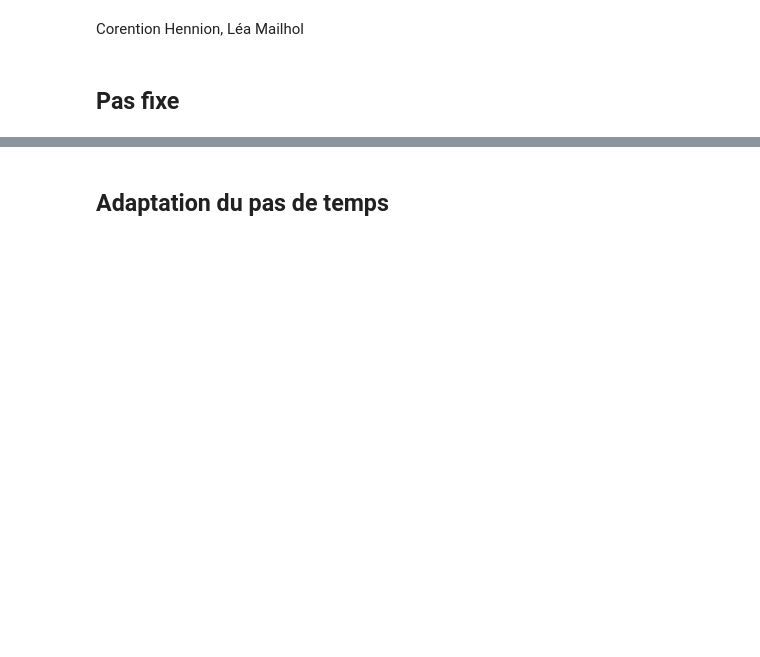
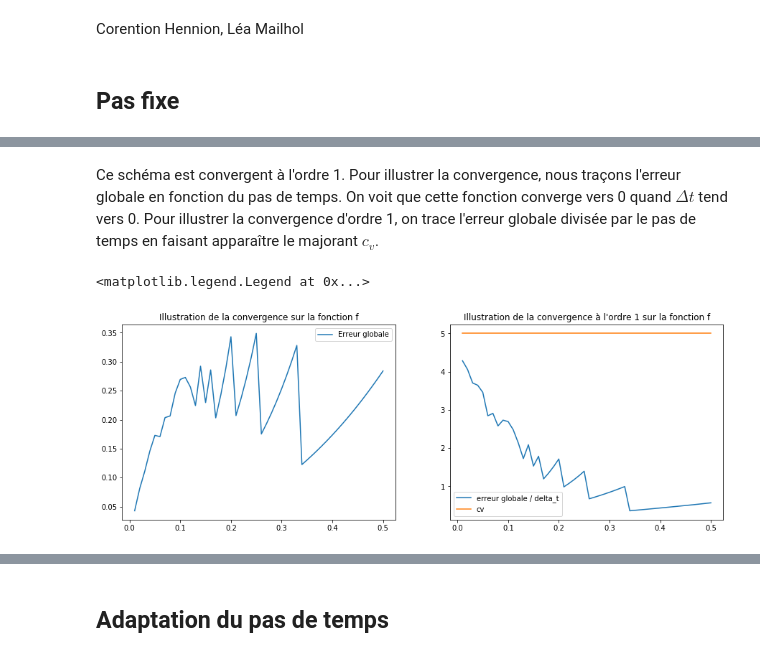
Before and after one commit to leamailhol/projet_equa_diff, a Jupyter notebook: ProjetEquaDiff modif2.ipynb, the cells around one changed output, grey strips where cells are left out. Saved outputs shown, nothing was run; the diff lists cells and outputs as text; code cells hidden in the pictures; blank space fills up the shorter version.

```diff
--- a/ProjetEquaDiff modif2.ipynb
+++ b/ProjetEquaDiff modif2.ipynb
@@ -18,0 +52,27 @@ def solve_euler_explicit(f, x0, t0, dt, tf ) :
+# %% [markdown]
+Ce schéma est convergent à l'ordre 1. Pour illustrer la convergence, nous traçons l'erreur globale en fonction du pas de temps. On voit que cette fonction converge vers 0 quand $\Delta t$ tend vers 0.
+Pour illustrer la convergence d'ordre 1, on trace l'erreur globale divisée par le pas de temps en faisant apparaître le majorant $c_v$.
+# %%
+delta = [0.01 + k * 0.01 for k in range (50)]
+i = 0
+erreur = np.zeros(50)
+for deltat in delta :
+    T, X = solve_euler_explicit( f, 1, 0, deltat, 1)
+    Z = np.exp([t**2 for t in T])
+    erreur[i] = np.max(np.abs(Z-X))
+    i += 1
+
+figure = plt.figure(figsize = (15, 5))
+plt.subplot(1, 2, 1)
+plt.plot(delta, erreur, label="Erreur globale")
+plt.title("Illustration de la convergence sur la fonction f")
+plt.legend()
+
+plt.subplot(1,2,2)
+plt.title("Illustration de la convergence à l'ordre 1 sur la fonction f")
+plt.plot(delta, erreur / delta , label = "erreur globale / delta_t" )
+plt.plot(delta, [5 for i in range(len(delta))], label = 'cv')
+plt.legend()
+# %% [output]
+<matplotlib.legend.Legend at 0x...>
+[figure, added]
```
Also changed, not shown: parts of 10 cells of this notebook.
